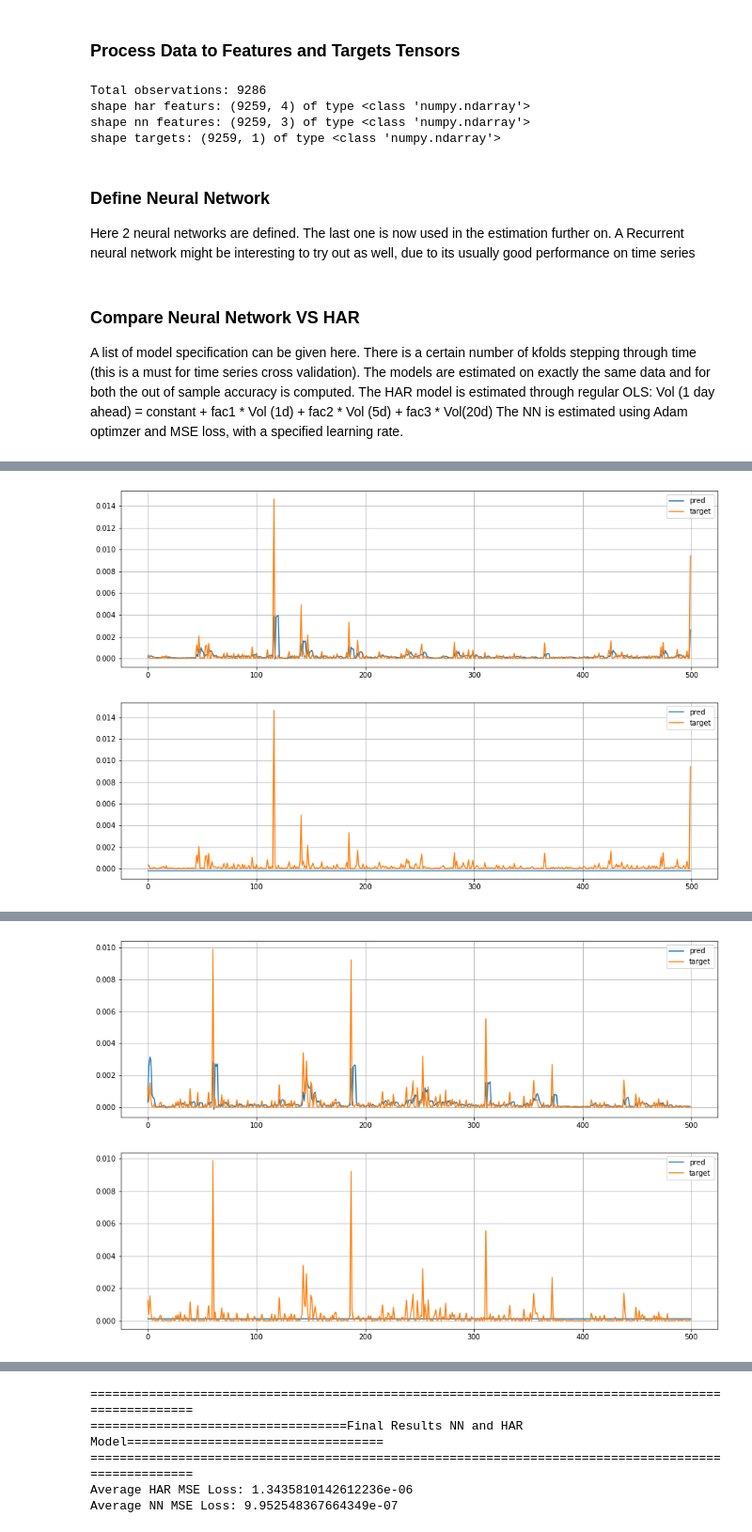
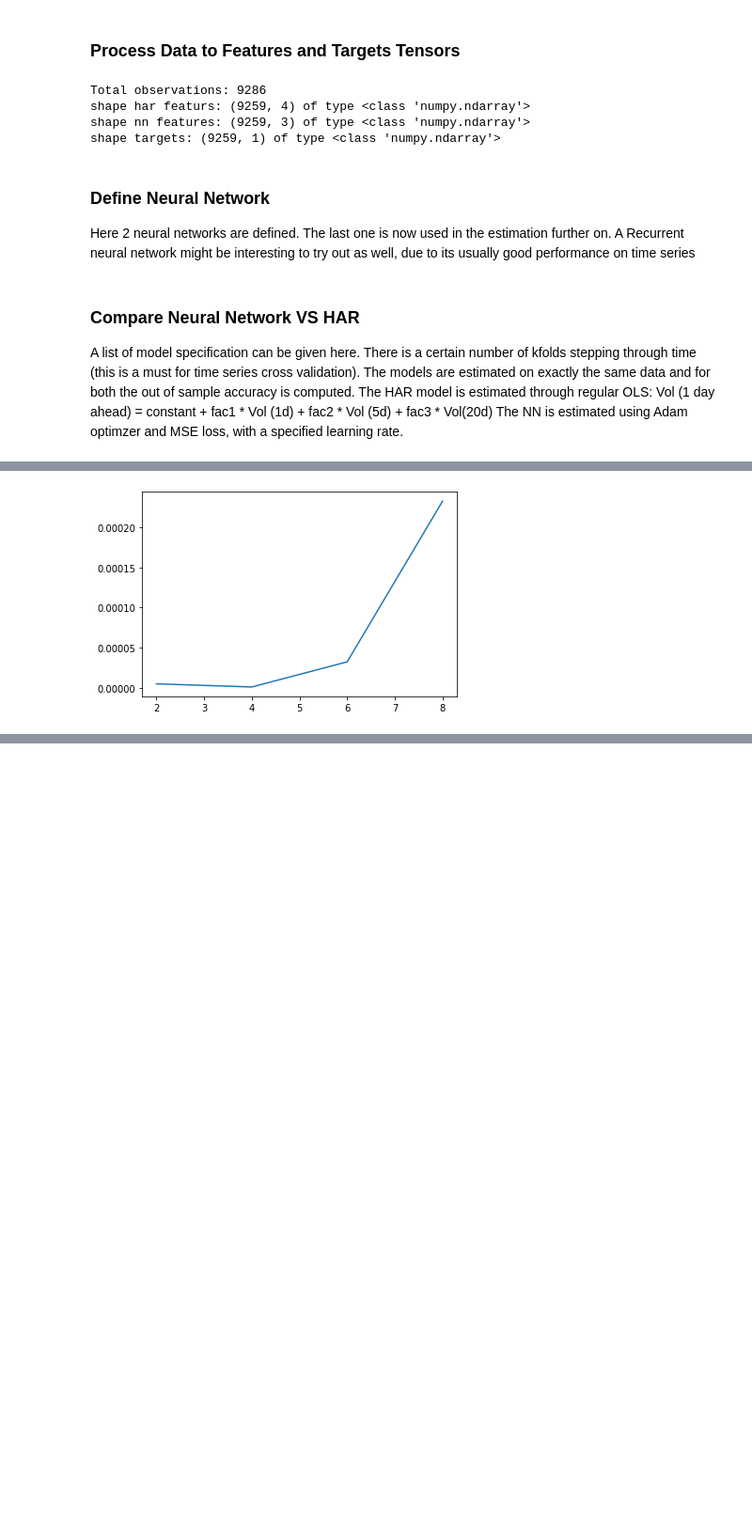
Before and after one commit to CodingNoob234/casestudy-neural-networks, a Jupyter notebook: main.ipynb, the cells around one changed output, grey strips where cells are left out. Shown at 94% size. Saved outputs shown, nothing was run; the diff lists cells and outputs as text; code cells hidden in the pictures; blank space fills up the shorter version.

Commit message:
differentiated in model selection data and final estimation with validation and comparison

```diff
--- a/main.ipynb
+++ b/main.ipynb
@@ -22,8 +25,7 @@ from ml.utils.preprocessing import PreProcessor
 import warnings
 warnings.simplefilter("ignore")
 # %%
-
-def get_ticker_daily_close(ticker = "AAPL"):
+def get_ticker_daily_close(ticker = "MSFT"):
     """ returns the daily close price for a maximum period for specified ticker """
     import yfinance
 
@@ -72,6 +71,7 @@ features = features_har.copy()
 
 # add constant for har features and drop nan values
 features_har = sm.add_constant(features_har)
+
 features_har = features_har[lags+1:-max(1, int(.3*lags))]
 features = features[lags+1:-max(1, int(.3*lags))]
 targets = targets[lags+1:-max(1, int(.3*lags))]
@@ -80,6 +80,11 @@ targets = targets[lags+1:-max(1, int(.3*lags))]
 print(f"shape har featurs: {features_har.shape} of type {type(features_har)}")
 print(f"shape nn features: {features.shape} of type {type(features)}")
 print(f"shape targets: {targets.shape} of type {type(targets)}")
+
+# split the data into the features set (used for cross validation and ultimately estimating the final model) and testing data
+train_size = .8
+features_har, features_har_validation, _placeholder, targets_validation = train_test_split(features_har, targets, shuffle=False, train_size = train_size)
+features, features_validation, targets, targets_validation = train_test_split(features, targets, shuffle=False, train_size = train_size)
 # %% [output]
 Total observations: 9286
 shape har featurs: (9259, 4) of type <class 'numpy.ndarray'>
@@ -87,6 +92,13 @@ shape nn features: (9259, 3) of type <class 'numpy.ndarray'>
 shape targets: (9259, 1) of type <class 'numpy.ndarray'>
 # %%
 def print_nicely(note, length):
+    """
+    Prints a note in the style of:
+    ============
+    ==={note}===
+    ============
+    ... but with a given length
+    """
     length = 100
     l = int((length-len(note))/2)
     m = length - l - len(note)
@@ -149,30 +162,28 @@ The models are estimated on exactly the same data and for both the out of sample
 The HAR model is estimated through regular OLS: Vol (1 day ahead) = constant + fac1 * Vol (1d) + fac2 * Vol (5d) + fac3 * Vol(20d)
 The NN is estimated using Adam optimzer and MSE loss, with a specified learning rate.
 # %%
-plot = True
+plot = False
 
-model_specifications = [2]
+avg_scores = []
+
+model_specifications = [i*2 for i in range(1, 5)]
 for hidden_nodes in model_specifications:
     print_nicely(f"Hidden nodes: {hidden_nodes}", 100)
 
     score_nn = []
-    score_har = []
-
-    kfold = TimeSeriesSplit(n_splits = 5, max_train_size = 7000, test_size = 500)
+    kfold = TimeSeriesSplit(n_splits = 4, max_train_size = 7000, test_size = 500)
 
     i = 0
     for train_index, test_index in kfold.split(features):
         i += 1
 
-        note = f"Estimating HAR and NN for fold: {i}"
-        print_nicely(note, 100)
+        print(f"Estimating HAR and NN for fold: {i}")
 
         if plot:
-            fig, axs = plt.subplots(2,1, figsize = (15, 10))
+            fig, axs = plt.subplots(1,1, figsize = (15, 10))
 
-        # split data into feature and target data
+        # split data into feature and target data for NN
         features_train, features_test, targets_train, targets_test = features[train_index], features[test_index], targets[train_index], targets[test_index]
-
         features_train_har, features_test_har = features_har[train_index], features_har[test_index]
 
         # fit normalizer on train features and normalize data
@@ -180,24 +191,6 @@ for hidden_nodes in model_specifications:
         scaler = StandardScaler()
         features_train = scaler.fit_transform(features_train)
         features_test = scaler.transform(features_test)
-
-        #=========================================================================================
-        #===================================ESTIMATE HAR==========================================
-        #=========================================================================================
-        print("Estimating HAR model ...")
-        mod = OLS(targets_train, features_train_har, hasconst = True)
-        mod = mod.fit()
-        output = mod.predict(features_test_har)
-
-        loss = np.var(targets_test - output)
-        score_har += [loss]
-
-        if plot:
-            # plot prediction versus true daily volatility
-            axs[0].plot(output, label = "pred")
-            axs[0].plot(targets_test, label = "target")
-
-        print(f"HAR out-of-sample loss: {loss}")
 
         #=========================================================================================
         #====================================ESTIMATE NN==========================================
@@ -218,10 +211,10 @@ for hidden_nodes in model_specifications:
 
         # initialize and estimate the model
         print("Estimating NN model ...")
-        model = RegularNN(3, hidden_nodes=hidden_nodes)
+        model = RegularNN(input_size = 3, hidden_nodes = hidden_nodes, output_size = 1)
         criterion = nn.MSELoss()
-        optimizer = optim.Adam(model.parameters(), lr = .05)
-        epochs = 5
+        optimizer = optim.Adam(model.parameters(), lr = .01)
+        epochs = 3
 
         model_estimator(
             model,
@@ -229,7 +222,8 @@ for hidden_nodes in model_specifications:
             criterion,
             epochs=epochs,
             trainloader=trainloader,
-            testloader=testloader)
+            testloader=testloader,
+            earlystopper=EarlyStopper(patience = 3, min_delta = 0))
 
         # perform out of sample prediction
         output = model(features_test_tensor)
@@ -240,8 +234,8 @@ for hidden_nodes in model_specifications:
 
         if plot:
             # plot prediction versus true daily volatility
-            axs[1].plot(output.detach().numpy(), label = "pred")
-            axs[1].plot(targets_test_tensor.detach().numpy(), label = "target")
+            ax.plot(output.detach().numpy(), label = "pred")
+            ax.plot(targets_test_tensor.detach().numpy(), label = "target")
 
         #=========================================================================================
         #=========================================================================================
@@ -254,11 +248,10 @@ for hidden_nodes in model_specifications:
             plt.show()
 
     avg_score_nn = np.average(score_nn)
-    avg_score_har = np.average(score_har)
-
-    print_nicely("Final Results NN and HAR Model", 100)
-    print(f"Average HAR MSE Loss: {avg_score_har}")
+    avg_scores += [avg_score_nn]
     print(f"Average NN MSE Loss: {avg_score_nn}")
+plt.plot(model_specifications,avg_scores)
+plt.show()
 # %% [output]
 ====================================================================================================
 ==========================================Hidden nodes: 2===========================================
@@ -274 +273 @@ NN out-of-sample loss: 8.842945362630417e-07
-[figure, old version]
+[figure, new version]
@@ -283 +273,0 @@ NN out-of-sample loss: 5.692215836461401e-07
-[figure, removed]
@@ -313,5 +273,0 @@ NN out-of-sample loss: 4.263743278443144e-07
-====================================================================================================
-===================================Final Results NN and HAR Model===================================
-====================================================================================================
-Average HAR MSE Loss: 1.3435810142612236e-06
-Average NN MSE Loss: 9.952548367664349e-07
```
Also changed, not shown: parts of 6 cells of this notebook, 1 other file.
